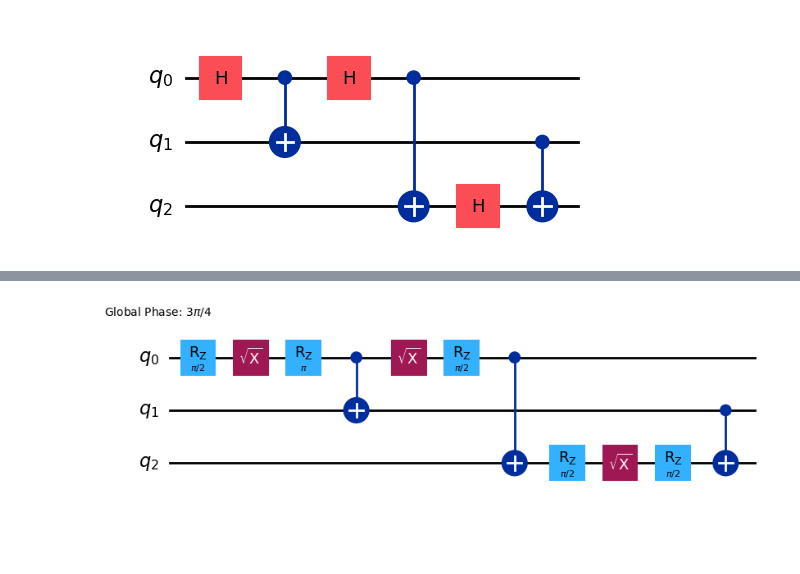
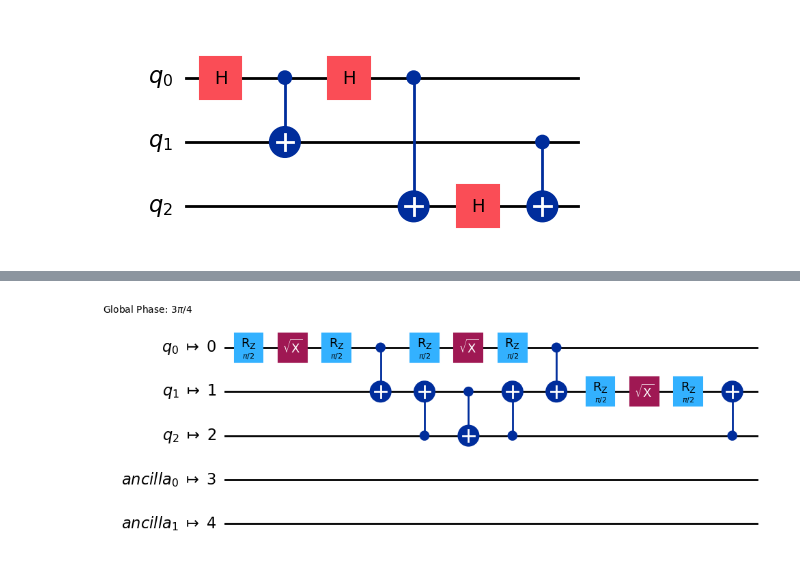
Before and after one commit to MagePro310/Quantum_Simulation_Scheduling_ver1, a Jupyter notebook: test_transpile.ipynb, the cells around one changed output, grey strips where cells are left out. Cells and saved outputs as stored; diff of their text form; code cells hidden in the pictures; blank space fills up the shorter version.

```diff
--- a/test_transpile.ipynb
+++ b/test_transpile.ipynb
@@ -32,3 +32,7 @@ from qiskit.visualization import plot_error_map
 from component.c_circuit_work.knitting.width_k import *
 from qiskit.transpiler import *
 from qiskit.visualization import plot_circuit_layout
+# %%
+backendtime0 = FakeBogotaV2()
+backendtime1 = FakeAthensV2()
+plot_error_map(backendtime1)
@@ -48,5 +524,5 @@ circuit0.draw('mpl')
 # %%
-transpiled = transpile(circuit0, basis_gates=['sx', 'cx', 'rz'], optimization_level=3)
-transpiled.draw('mpl')
+transpiletime1 = transpile(circuit0, backend=backendtime1, optimization_level=0)
+transpiletime1.draw('mpl')
 # %% [output]
-[figure, old version]
+[figure, new version]
```
Also changed, not shown: parts of 27 cells of this notebook, 20 other files.
